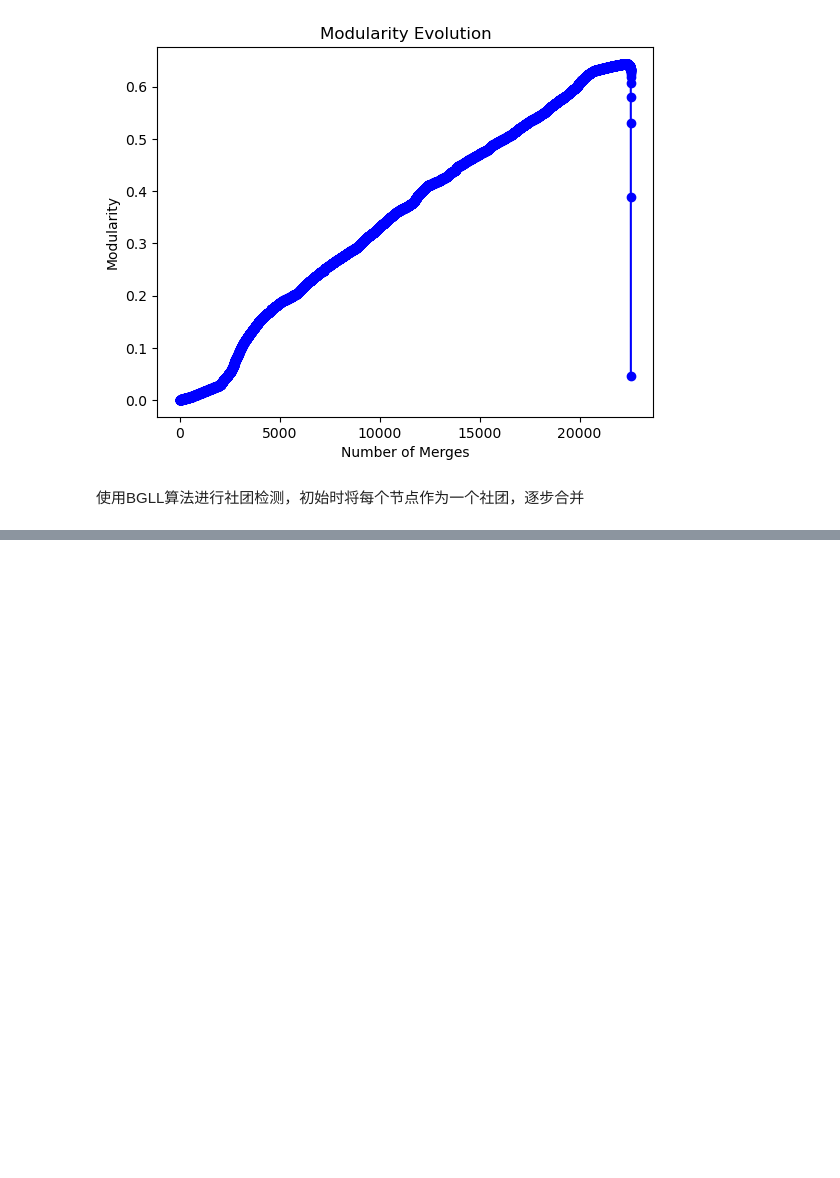
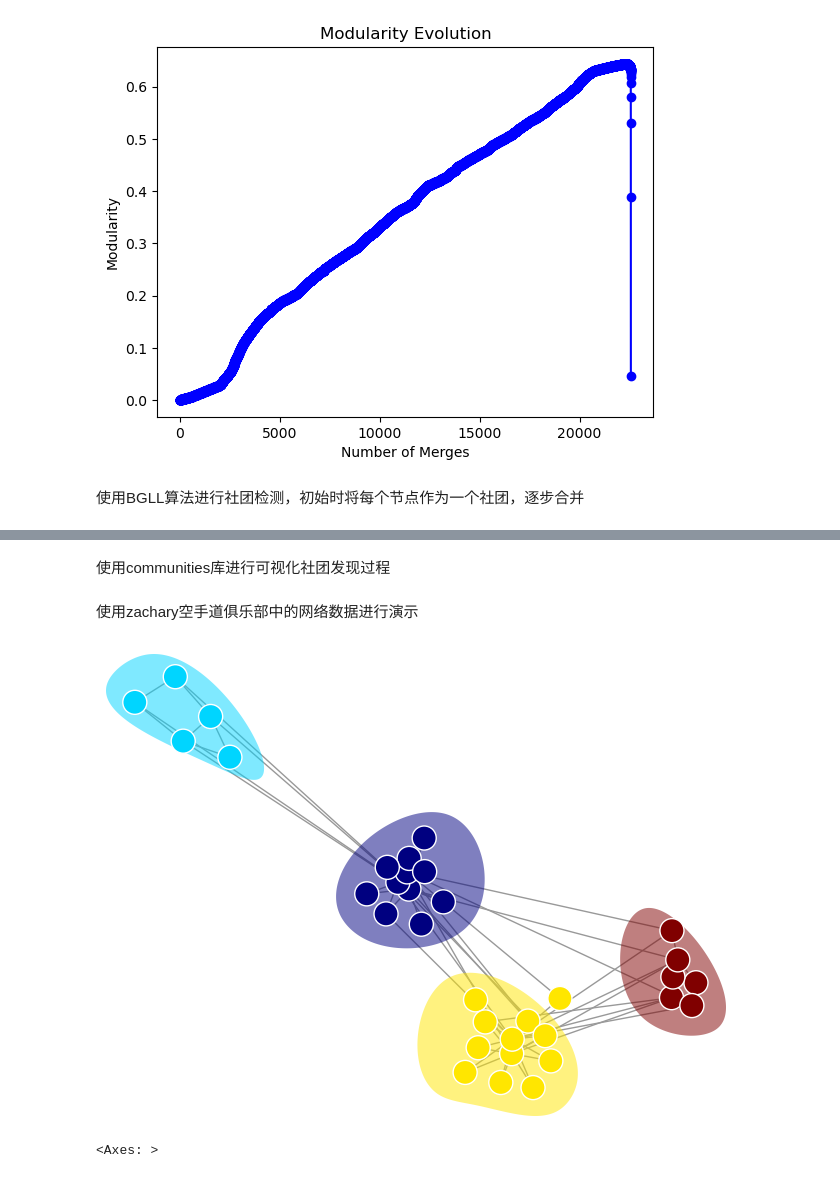
Before and after one commit to dzcaprime/Network, a Jupyter notebook: community.ipynb, the cells around one changed output, grey strips where cells are left out. Saved outputs shown, nothing was run; the diff lists cells and outputs as text; code cells hidden in the pictures; blank space fills up the shorter version.

Commit message:
communities

```diff
--- a/community.ipynb
+++ b/community.ipynb
@@ -143,0 +144,2 @@ IGRAPH U--- 4186 17712 --
+# %% [markdown]
+使用communities库进行可视化社团发现过程
@@ -143,0 +150,14 @@ IGRAPH U--- 4186 17712 --
+# %% [markdown]
+使用zachary空手道俱乐部中的网络数据进行演示
+# %%
+zacharyGraph=nx.karate_club_graph()
+zacharyGraph=nx.to_undirected(zacharyGraph)
+adj_matrix=nx.adjacency_matrix(zacharyGraph)
+adj_matrix=adj_matrix.todense()
+
+communities,frames=louvain_method(adj_matrix)
+# %%
+dc.draw_communities(adj_matrix,communities)
+# %% [output]
+[figure, added]
+<Axes: >
```
Also changed, not shown: parts of 7 cells of this notebook, 3 other files.
